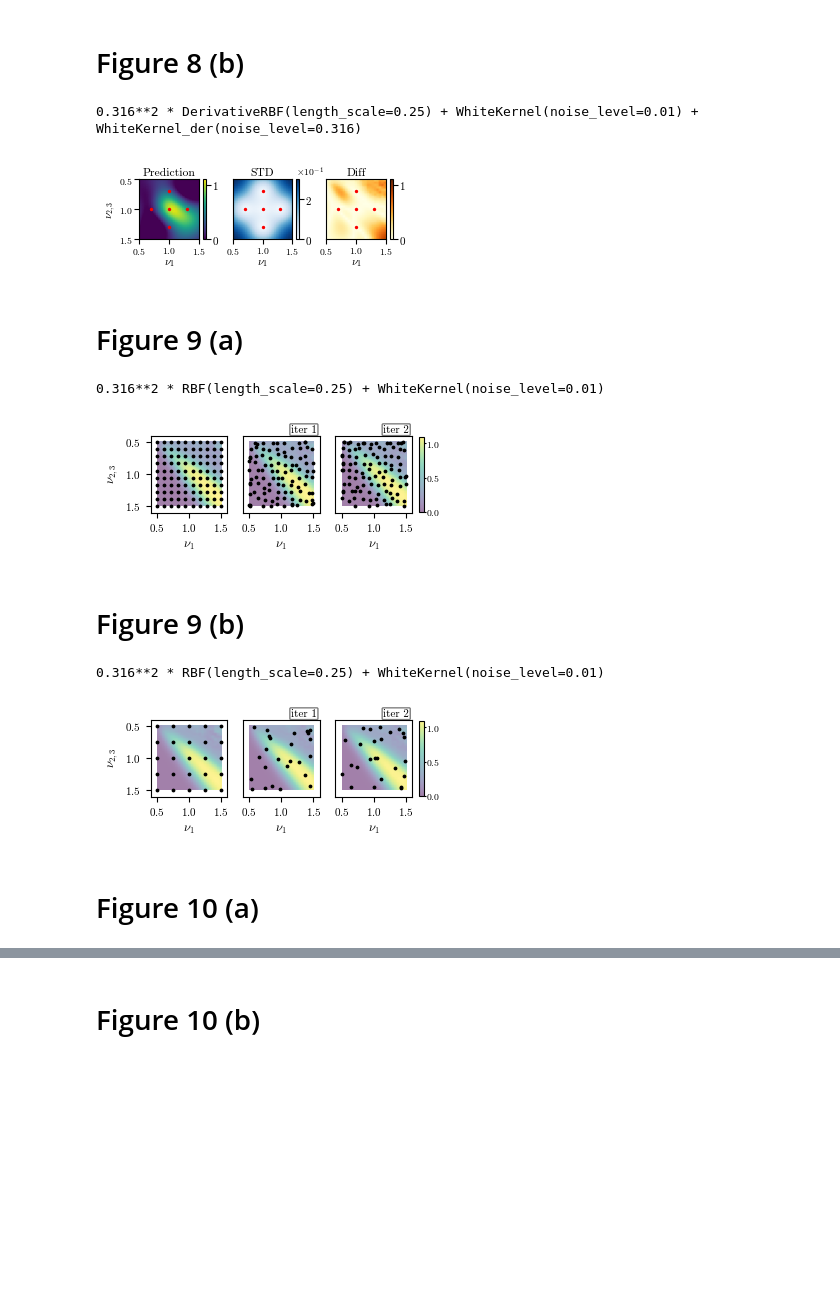
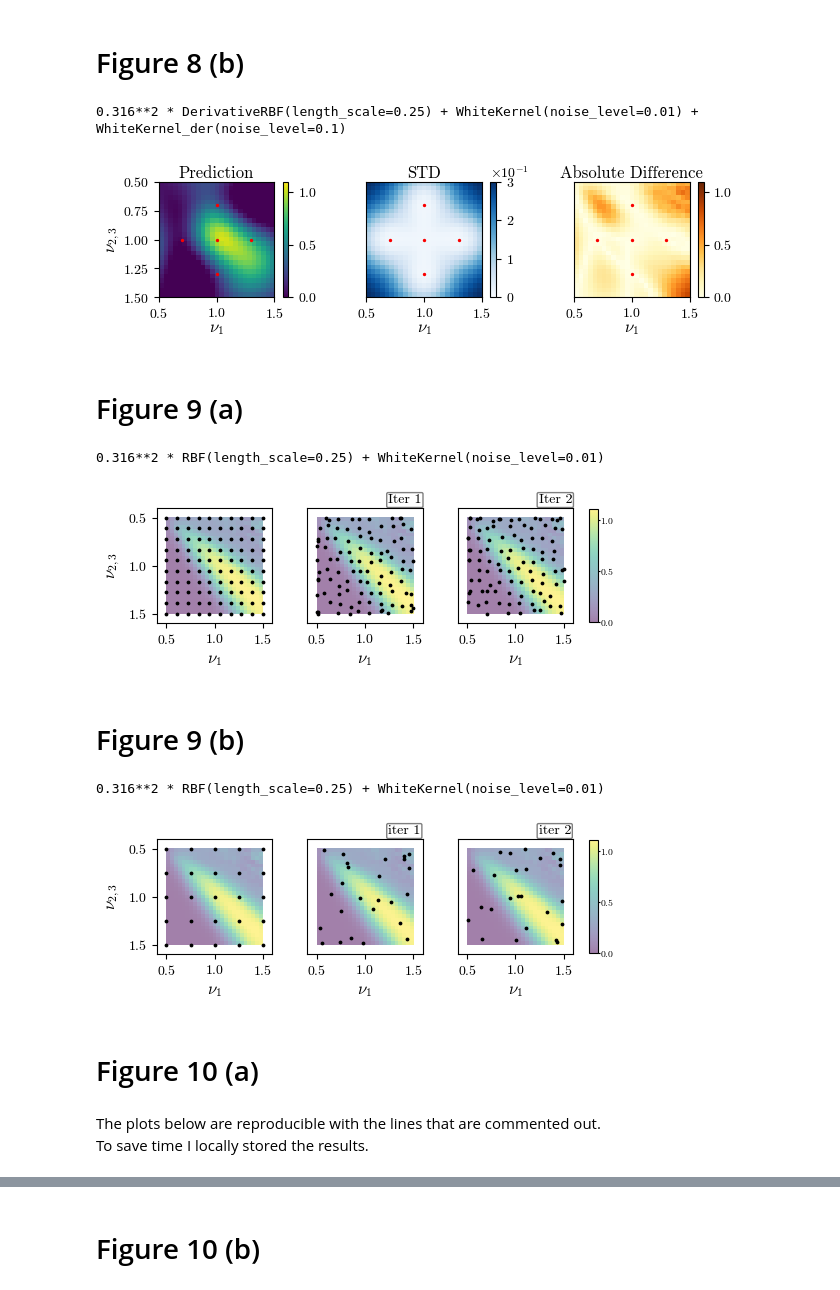
Before and after one commit to alexxromero/gpder, a Jupyter notebook: paper_figures/HEP_2D/plots.ipynb, the cells around one changed output, grey strips where cells are left out. Drawn from its saved outputs; the diff is of its cells as text; code cells hidden in the pictures; blank space fills up the shorter version.

```diff
--- a/paper_figures/HEP_2D/plots.ipynb
+++ b/paper_figures/HEP_2D/plots.ipynb
@@ -203,7 +199,7 @@ plt.show()
 amplitude = np.sqrt(0.1)
 length_scale = 0.25
 noise_level = np.sqrt(1e-4)
-noise_level_der = np.sqrt(1e-1)
+noise_level_der = np.sqrt(1e-2)
 n_restarts_optimizer = 20
 # %%
 # -- Test dataset ---------------------------------------------------------- #
@@ -222,7 +218,7 @@ nu_J23_train = [1.0, 0.7, 1.0, 1.3, 1.0]
 X_train = np.array([nu_J1_train, nu_J23_train]).T
 y_train = Pool(cpu_count()).map(efficiency_events, X_train)
 y_train = np.array(y_train)
-dy_train = Pool(cpu_count()).map(der_efficiency_events_sigmoid10, X_train)
+dy_train = Pool(cpu_count()).map(der_efficiency_events, X_train)
 dy_train = np.array(dy_train)
 # -------------------------------------------------------------------------- #
 # %%
@@ -232,8 +228,8 @@ def fill_image(
 
     extent = [0.5, 1.5, 1.5, 0.5]
     im = ax.imshow(image, origin="upper", extent=extent, cmap=cmap, vmin=vmin, vmax=vmax)
-    cbar = plt.colorbar(im, ax=ax, shrink=0.6, ticks=cbarticks)
-    cbar.ax.tick_params(labelsize=8, pad=1)
+    cbar = plt.colorbar(im, ax=ax, shrink=1, ticks=cbarticks)
+    # cbar.ax.tick_params(labelsize=8, pad=1)
     cbar.formatter.set_powerlimits((0, 0))
     cbar.ax.yaxis.set_offset_position("left")
     if X_train is not None:
@@ -243,13 +239,13 @@ def fill_image(
         else:
             ax.scatter(X_train[:5, 0], X_train[:5, 1], color="#FA0000", s=2, label="Observations")
     ax.set_title(title, pad=3)
-    ax.set_xlabel(r"$\nu_{1}$", fontsize=8, labelpad=0.5)
+    ax.set_xlabel(r"$\nu_{1}$", fontsize=12, labelpad=0.5)
     if preds:
-        ax.set_ylabel(r"$\nu_{2,3}$", fontsize=8, labelpad=0.5)
+        ax.set_ylabel(r"$\nu_{2,3}$", fontsize=12, labelpad=0.5)
     ax.tick_params(axis="both", which="major")
     ax.set_xlim(0.5, 1.5)
     ax.set_ylim(1.5, 0.5)
-    ax.tick_params(axis="both", labelsize=7, which="major", pad=1)
+    # ax.tick_params(axis='both', labelsize=7, which='major', pad=1)
     return im
 # %%
 kernel = RegularKernel(amplitude=amplitude, length_scale=length_scale, noise_level=noise_level)
@@ -261,16 +257,16 @@ plt.rcParams.update(
     {
         "text.usetex": False,
         "font.family": "serif",
-        "font.size": 7,
+        "font.size": 10,
         "font.serif": "cmr10",
         "mathtext.fontset": "cm",
         "axes.formatter.use_mathtext": True,
     }
 )
 
-fig, ax = plt.subplots(1, 3, figsize=((3 + 3 / 8), 1.3), sharey=True)
+fig, ax = plt.subplots(1, 3, figsize=(7.5, 1.5), sharey=True)
 y_pred, y_std = gp_reg.predict(X_test, return_std=True)
-plt.subplots_adjust(wspace=0.25)
+plt.subplots_adjust(wspace=0.1)
 im0 = fill_image(
     y_pred.reshape(res, res),
     ax[0],
@@ -279,7 +275,7 @@ im0 = fill_image(
     title="Prediction",
     vmin=0,
     vmax=1.1,
-    cbarticks=[0, 1],
+    #  cbarticks=[0, 1]
 )
 im1 = fill_image(
     y_std.reshape(res, res),
@@ -289,18 +285,18 @@ im1 = fill_image(
     cmap="Blues",
     vmin=0,
     vmax=0.3,
-    cbarticks=[0, 0.2],
+    #  cbarticks=[0, 0.2]
 )
 diff = np.abs(y_test - y_pred.ravel())
 im2 = fill_image(
     diff.reshape(res, res),
     ax[2],
     X_train=gp_reg.X_train,
-    title="Diff",
+    title="Absolute difference",
     cmap="YlOrBr",
     vmin=0,
     vmax=1.1,
-    cbarticks=[0, 1],
+    #  cbarticks=[0, 1]
 )
 
 ax[1].tick_params(axis="y", left=False)
@@ -328,14 +324,14 @@ plt.rcParams.update(
     {
         "text.usetex": False,
         "font.family": "serif",
-        "font.size": 7,
+        "font.size": 10,
         "font.serif": "cmr10",
         "mathtext.fontset": "cm",
         "axes.formatter.use_mathtext": True,
     }
 )
 
-fig, ax = plt.subplots(1, 3, figsize=((3 + 3 / 8), 1.3), sharey=True)
+fig, ax = plt.subplots(1, 3, figsize=(7.5, 1.5), sharey=True)
 y_pred, y_std = gp_der.predict(X_test, return_std=True)
 plt.subplots_adjust(wspace=0.25)
 im0 = fill_image(
@@ -344,39 +340,39 @@ im0 = fill_image(
     X_train=gp_der.X_train,
     preds=True,
     title="Prediction",
     vmin=0,
     vmax=1.1,
-    cbarticks=[0, 1],
+    #  cbarticks=[0, 1]
 )
 im1 = fill_image(
     y_std.reshape(res, res),
     ax[1],
     X_train=gp_der.X_train,
     title="STD",
     cmap="Blues",
     vmin=0,
     vmax=0.3,
-    cbarticks=[0, 0.2],
+    #  cbarticks=[0, 0.2]
 )
 diff = np.abs(y_test - y_pred.ravel())
 im2 = fill_image(
     diff.reshape(res, res),
     ax[2],
     X_train=gp_der.X_train,
-    title="Diff",
+    title="Absolute Difference",
     cmap="YlOrBr",
     vmin=0,
     vmax=1.1,
-    cbarticks=[0, 1],
+    #  cbarticks=[0, 1]
 )
 
 ax[1].tick_params(axis="y", left=False)
 ax[2].tick_params(axis="y", left=False)
 
 plt.savefig("hep2d_derGPR.pdf", bbox_inches="tight", pad_inches=0.03, dpi=400)
 # %% [output]
-0.316**2 * DerivativeRBF(length_scale=0.25) + WhiteKernel(noise_level=0.01) + WhiteKernel_der(noise_level=0.316)
+0.316**2 * DerivativeRBF(length_scale=0.25) + WhiteKernel(noise_level=0.01) + WhiteKernel_der(noise_level=0.1)
-[figure, old version]
+[figure, new version]
 # %% [markdown]
 # Figure 9 (a)
 # %%
@@ -415,14 +411,14 @@ plt.rcParams.update(
     {
         "text.usetex": False,
         "font.family": "serif",
-        "font.size": 8,
+        "font.size": 10,
         "font.serif": "cmr10",
         "mathtext.fontset": "cm",
         "axes.formatter.use_mathtext": True,
     }
 )
 
-fig, ax = plt.subplots(1, 3, figsize=(3 + 3 / 8, 1), sharex=True, sharey=True)
+fig, ax = plt.subplots(1, 3, figsize=(5.5, 1.5), sharey=True)
 plt.subplots_adjust(wspace=0.2, hspace=0.35)
 
 for i in range(3):
@@ -436,17 +432,17 @@ for i in range(3):
     )
     ax[i].set_xlim(0.4, 1.6)
     ax[i].set_ylim(1.6, 0.4)
-    ax[i].set_xlabel(r"$\nu_{1}$", fontsize=9)
+    ax[i].set_xlabel(r"$\nu_{1}$", fontsize=12)
 
 ax[0].scatter(X_util_iter[0][:, 0], X_util_iter[0][:, 1], s=3, color="black")
 ax[1].scatter(X_util_iter[1][:, 0], X_util_iter[1][:, 1], s=3, color="black")
 ax[2].scatter(X_util_iter[2][:, 0], X_util_iter[2][:, 1], s=3, color="black")
 
 props = dict(boxstyle="round", facecolor="white", alpha=0.5, pad=0.1)
-ax[1].text(1.15, 0.35, "iter {}".format(1), zorder=6, bbox=props)
-ax[2].text(1.15, 0.35, "iter {}".format(2), zorder=6, bbox=props)
+ax[1].text(1.24, 0.35, "Iter {}".format(1), zorder=6, bbox=props)
+ax[2].text(1.24, 0.35, "Iter {}".format(2), zorder=6, bbox=props)
 
-ax[0].set_ylabel(r"$\nu_{2,3}$", fontsize=9)
+ax[0].set_ylabel(r"$\nu_{2,3}$", fontsize=12)
 
 ax[1].tick_params(axis="y", left=False)
 ax[2].tick_params(axis="y", left=False)
@@ -460,7 +456,7 @@ plt.savefig("noisy_grids_Xu10.pdf", bbox_inches="tight", pad_inches=0.03, dpi=40
 plt.show()
 # %% [output]
 0.316**2 * RBF(length_scale=0.25) + WhiteKernel(noise_level=0.01)
-[figure, old version]
+[figure, new version]
 # %% [markdown]
 # Figure 9 (b)
 # %%
@@ -499,14 +495,14 @@ plt.rcParams.update(
     {
         "text.usetex": False,
         "font.family": "serif",
-        "font.size": 8,
+        "font.size": 10,
         "font.serif": "cmr10",
         "mathtext.fontset": "cm",
         "axes.formatter.use_mathtext": True,
     }
 )
 
-fig, ax = plt.subplots(1, 3, figsize=(3 + 3 / 8, 1), sharex=True, sharey=True)
+fig, ax = plt.subplots(1, 3, figsize=(5.5, 1.5), sharey=True)
 plt.subplots_adjust(wspace=0.2, hspace=0.35)
 
 for i in range(3):
@@ -520,17 +516,17 @@ for i in range(3):
     )
     ax[i].set_xlim(0.4, 1.6)
     ax[i].set_ylim(1.6, 0.4)
-    ax[i].set_xlabel(r"$\nu_{1}$", fontsize=9)
+    ax[i].set_xlabel(r"$\nu_{1}$", fontsize=12)
 
 ax[0].scatter(X_util_iter[0][:, 0], X_util_iter[0][:, 1], s=3, color="black")
 ax[1].scatter(X_util_iter[1][:, 0], X_util_iter[1][:, 1], s=3, color="black")
 ax[2].scatter(X_util_iter[2][:, 0], X_util_iter[2][:, 1], s=3, color="black")
 
 props = dict(boxstyle="round", facecolor="white", alpha=0.5, pad=0.1)
-ax[1].text(1.15, 0.35, "iter {}".format(1), zorder=6, bbox=props)
-ax[2].text(1.15, 0.35, "iter {}".format(2), zorder=6, bbox=props)
+ax[1].text(1.24, 0.35, "iter {}".format(1), zorder=6, bbox=props)
+ax[2].text(1.24, 0.35, "iter {}".format(2), zorder=6, bbox=props)
 
-ax[0].set_ylabel(r"$\nu_{2,3}$", fontsize=9)
+ax[0].set_ylabel(r"$\nu_{2,3}$", fontsize=12)
 
 ax[1].tick_params(axis="y", left=False)
 ax[2].tick_params(axis="y", left=False)
@@ -544,7 +540,7 @@ plt.savefig("noisy_grids_Xu5.pdf", bbox_inches="tight", pad_inches=0.03, dpi=400
 plt.show()
 # %% [output]
 0.316**2 * RBF(length_scale=0.25) + WhiteKernel(noise_level=0.01)
-[figure, old version]
+[figure, new version]
 # %% [markdown]
 # Figure 10 (a)
 # %%
@@ -590,6 +586,9 @@ def BED_regGP(X_util_dim, gamma, n):
             gp_reg_mse[i, j + 1] = np.mean((y_test.ravel() - y_pred.ravel()) ** 2)
             gp_reg_uncert[i, j + 1] = np.trace(cov)
     return gp_reg_mse, gp_reg_uncert
+# %% [markdown]
+The plots below are reproducible with the lines that are commented out.
+To save time I locally stored the results.
 # %%
 # gp_reg_mse_Xu5_g10, gp_reg_uncert_Xu5_g10 = BED_regGP(X_util_dim=5, gamma=np.sqrt(1/10), n=5)
 # gp_reg_mse_Xu5_g0, gp_reg_uncert_Xu5_g0 = BED_regGP(X_util_dim=5, gamma=0, n=5)
```
Also changed, not shown: parts of 31 cells of this notebook, 53 other files.
